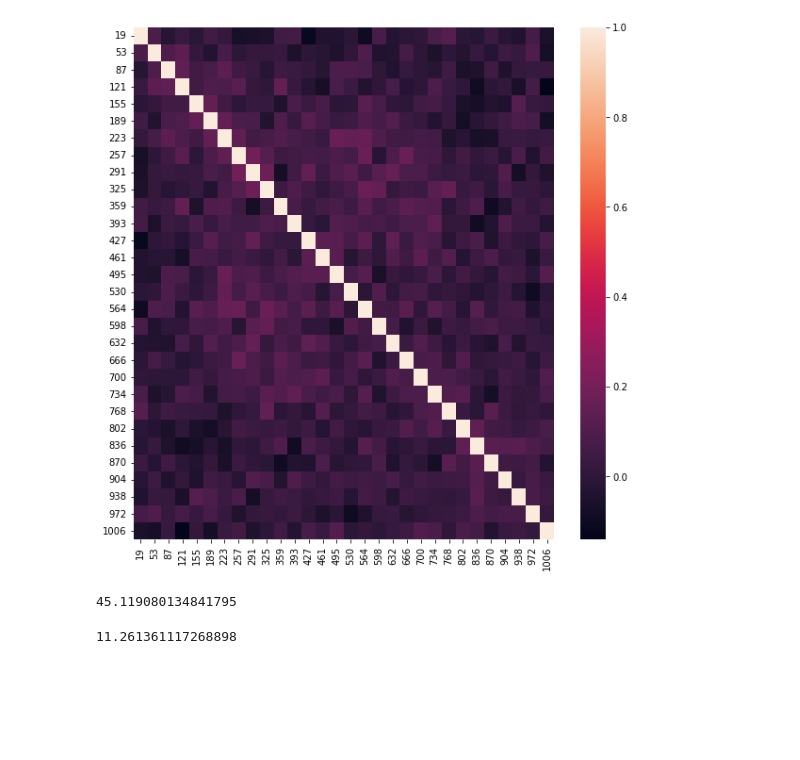
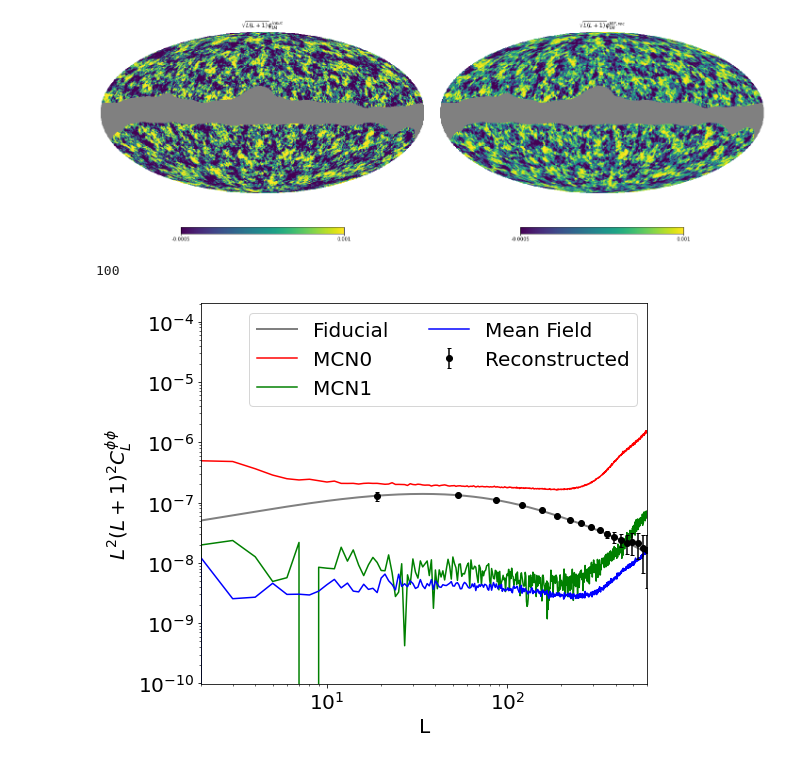
Before and after one commit to antolonappan/dell, a Jupyter notebook: Notebooks/reconstruction.ipynb, the cells around one changed output. Cells and saved outputs as stored; diff of their text form; code cells hidden in the pictures; blank space fills up the shorter version.

```diff
--- a/Notebooks/reconstruction.ipynb
+++ b/Notebooks/reconstruction.ipynb
@@ -58,12 +51,9 @@ QUEST INFO: N1 file found - True
+# %%
+mystat.plot_map_dif()
+# %% [output]
+[figure, added]
 # %%
-rec_fg.plot_bin_cor(rdn0=True)
+rec_fg.plot_qcl_stat(rdn0=True)
 # %% [output]
+100
-[figure, old version]
+[figure, new version]
-# %%
-rec_nofg.SNR_phi(rdn0=True)
-# %% [output]
-45.119080134841795
-# %%
-(1-40.03/45.11)*100
-# %% [output]
-11.261361117268898
```
Also changed, not shown: parts of 12 cells of this notebook, 2 other files.
